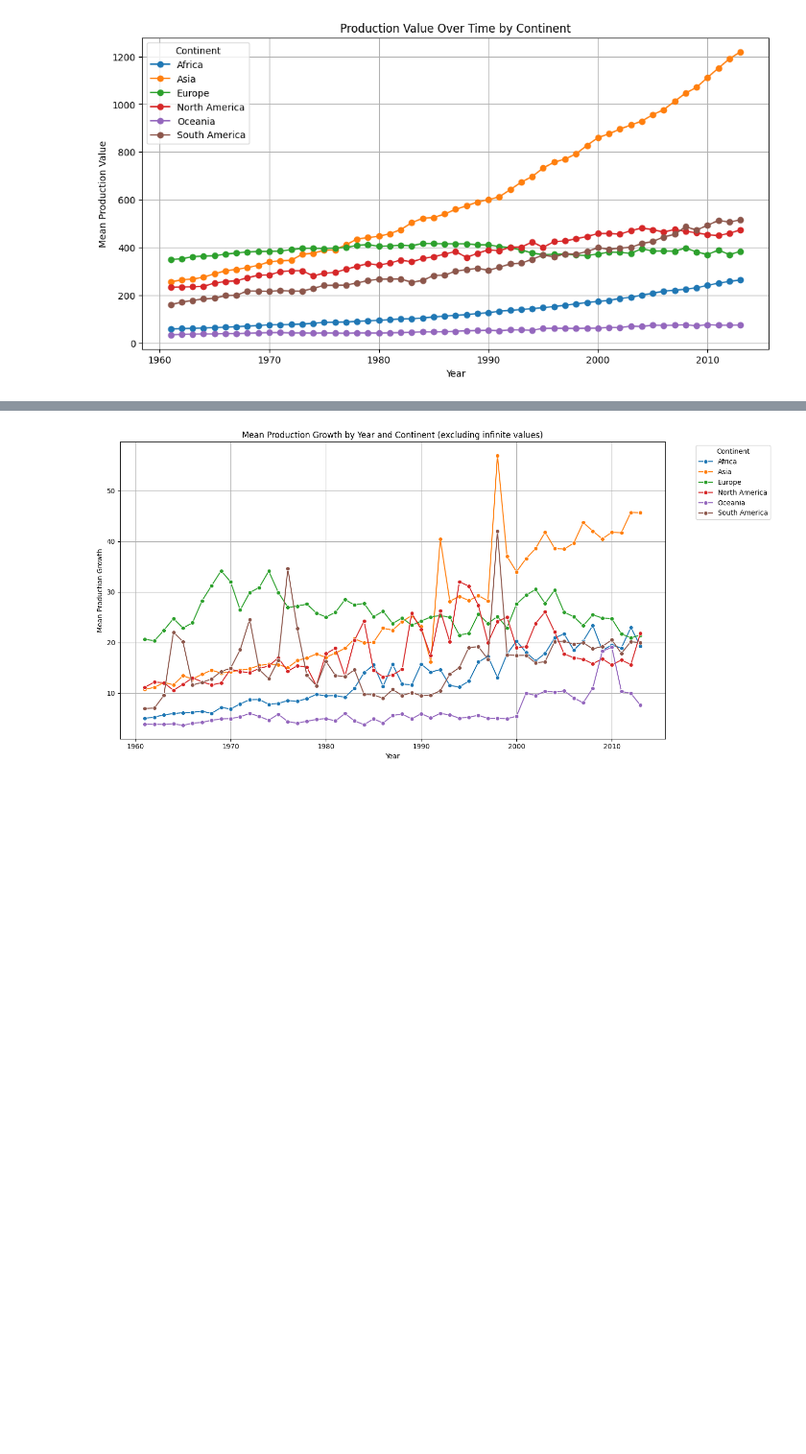
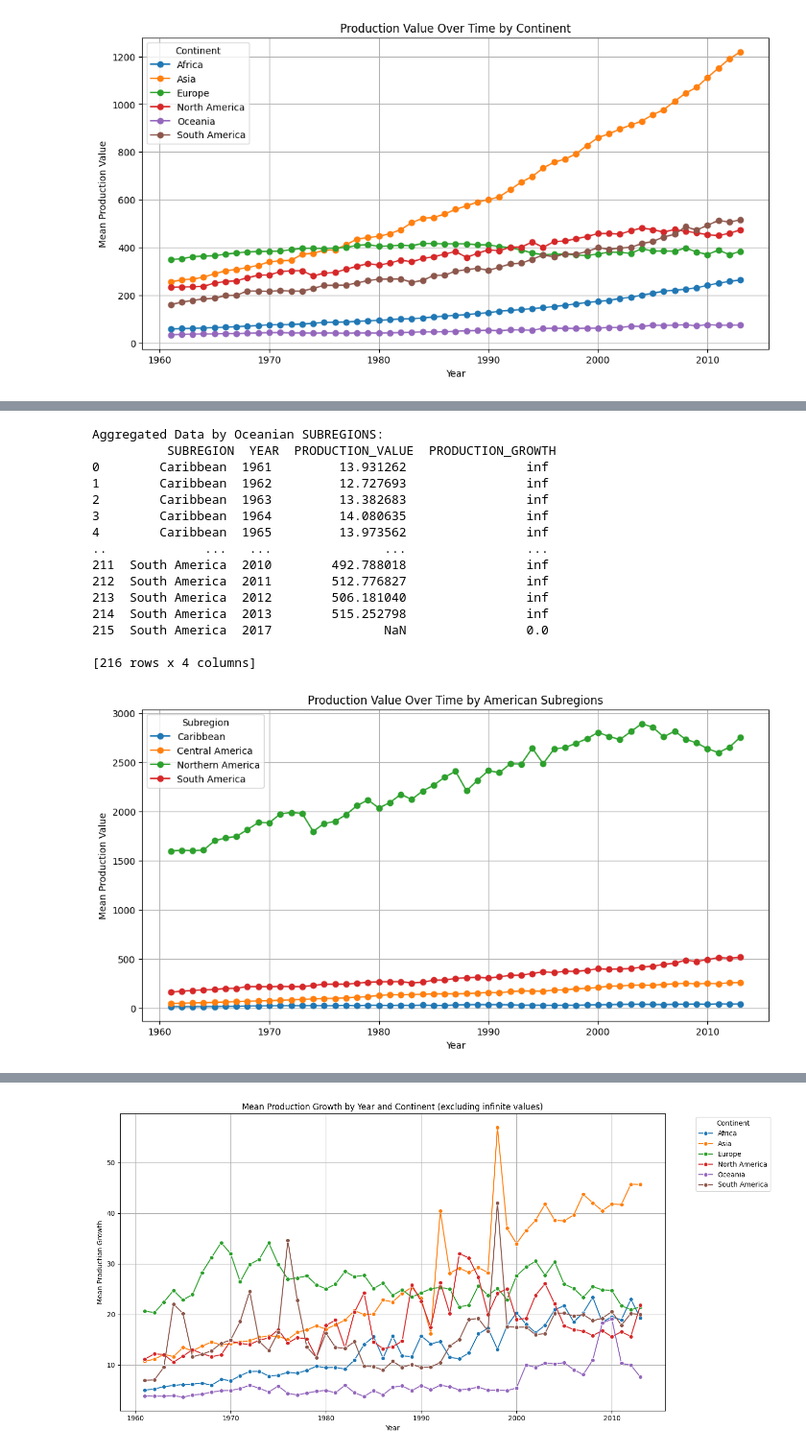
Before and after one commit to Alessa-Gillespie/ASSMT1-GRP3-DATAVIZ, a Jupyter notebook: dataviz_assessment1.ipynb, the cells around one changed output, grey strips where cells are left out. Shown at 96% size. Saved outputs shown, nothing was run; the diff lists cells and outputs as text; code cells hidden in the pictures; blank space fills up the shorter version.

```diff
--- a/dataviz_assessment1.ipynb
+++ b/dataviz_assessment1.ipynb
@@ -1336,3 +1392,52 @@ Aggregated Data by African SUBREGION:
+# %%
+# Define a list of American subregions according to the UN geoscheme
+american_subregions = [
+    'Caribbean', 'Central America', 'Northern America', 'South America'
+]
+
+# Filter the dataset to include only African subregions
+american_data = merged_df[merged_df['SUBREGION'].isin(american_subregions)]
+
+# Group-by operation based on 'YEAR' and 'SUBREGION'
+grouped_american_data = american_data.groupby(['SUBREGION', 'YEAR']).agg({
+    'PRODUCTION_VALUE': 'mean',
+    'PRODUCTION_GROWTH': 'mean'
+}).reset_index()
+
+# Print the aggregated data
+print("Aggregated Data by Oceanian SUBREGIONS:\n", grouped_american_data)
+
+# Visualize
+# Plotting trends over time for 'PRODUCTION_VALUE'
+plt.figure(figsize=(12, 6))
+for subregion in grouped_american_data['SUBREGION'].unique():
+    plt.plot(grouped_american_data[grouped_american_data['SUBREGION'] == subregion]['YEAR'],
+             grouped_american_data[grouped_american_data['SUBREGION'] == subregion]['PRODUCTION_VALUE'],
+             marker='o', label=subregion)
+
+plt.title('Production Value Over Time by American Subregions')
+plt.xlabel('Year')
+plt.ylabel('Mean Production Value')
+plt.legend(title='Subregion')
+plt.grid(True)
+plt.show()
+# %% [output]
+Aggregated Data by Oceanian SUBREGIONS:
+          SUBREGION  YEAR  PRODUCTION_VALUE  PRODUCTION_GROWTH
+0        Caribbean  1961         13.931262                inf
+1        Caribbean  1962         12.727693                inf
+2        Caribbean  1963         13.382683                inf
+3        Caribbean  1964         14.080635                inf
+4        Caribbean  1965         13.973562                inf
+..             ...   ...               ...                ...
+211  South America  2010        492.788018                inf
+212  South America  2011        512.776827                inf
+213  South America  2012        506.181040                inf
+214  South America  2013        515.252798                inf
+215  South America  2017               NaN                0.0
+
+[216 rows x 4 columns]
+[figure, added]
 # %%
 # Group-by operation based on 'YEAR' and 'SUBREGION'.
 grouped_pop_asian_data = asian_data.groupby(['SUBREGION', 'YEAR']).agg({
```
Also changed, not shown: parts of 20 cells of this notebook.
